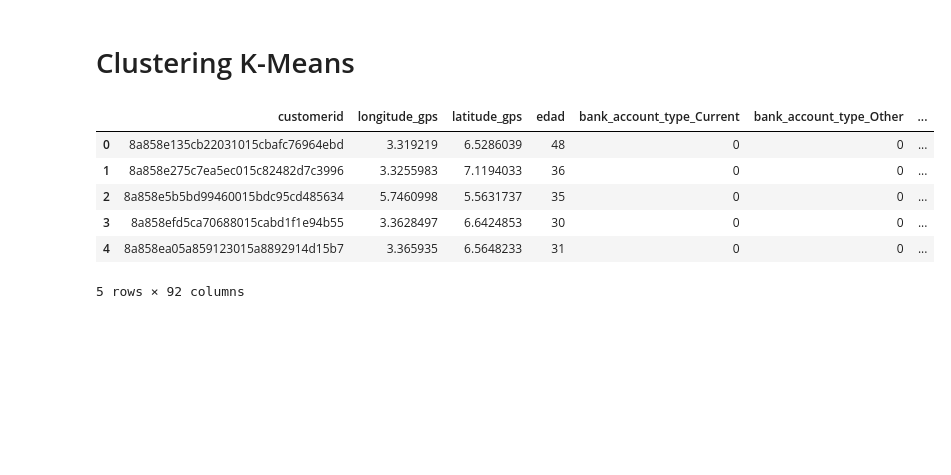
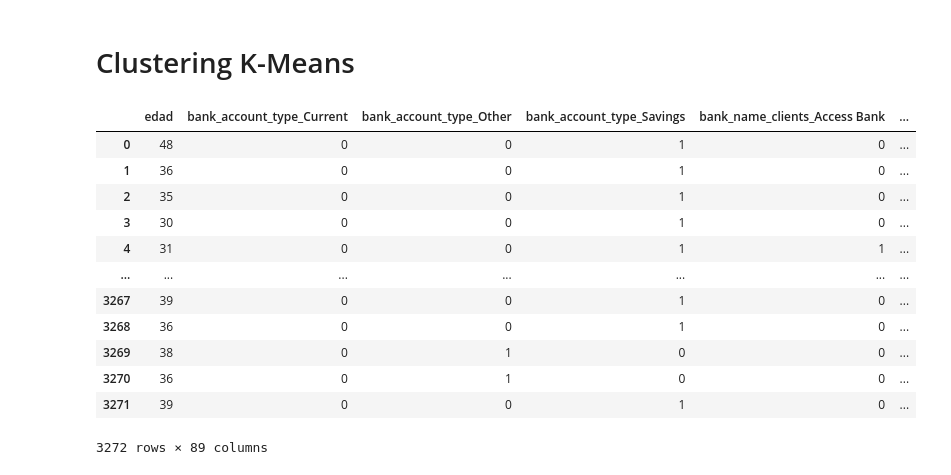
Before and after one commit to medinaltbx/G6_DP3, a Jupyter notebook: notebooks/clustering.ipynb, the cells around one changed output. Cells and saved outputs as stored; diff of their text form; code cells hidden in the pictures; blank space fills up the shorter version.

Commit message:
progress in clustering

```diff
--- a/notebooks/clustering.ipynb
+++ b/notebooks/clustering.ipynb
@@ -9,14 +9,23 @@ import numpy as np
 import pandas as pd
 from sklearn.cluster import KMeans
 # %%
-df = pd.read_csv('merged_train.csv', sep = ';', decimal = ',')
-df.head()
+mt = pd.read_csv('test_cluster1.csv', sep = ',', decimal = '.')
+del mt['Unnamed: 0']
+del mt['customerid']
+mt.head()
+mt.dropna()
 # %% [output]
-|  | customerid | longitude_gps | latitude_gps | edad | bank_account_type_Current | bank_account_type_Other | ... |
-| 0 | 8a858e135cb22031015cbafc76964ebd | 3.319219 | 6.5286039 | 48 | 0 | 0 | ... |
-| 1 | 8a858e275c7ea5ec015c82482d7c3996 | 3.3255983 | 7.1194033 | 36 | 0 | 0 | ... |
-| 2 | 8a858e5b5bd99460015bdc95cd485634 | 5.7460998 | 5.5631737 | 35 | 0 | 0 | ... |
-| 3 | 8a858efd5ca70688015cabd1f1e94b55 | 3.3628497 | 6.6424853 | 30 | 0 | 0 | ... |
-| 4 | 8a858ea05a859123015a8892914d15b7 | 3.365935 | 6.5648233 | 31 | 0 | 0 | ... |
+|  | edad | bank_account_type_Current | bank_account_type_Other | bank_account_type_Savings | bank_name_clients_Access Bank | ... |
+| 0 | 48 | 0 | 0 | 1 | 0 | ... |
+| 1 | 36 | 0 | 0 | 1 | 0 | ... |
+| 2 | 35 | 0 | 0 | 1 | 0 | ... |
+| 3 | 30 | 0 | 0 | 1 | 0 | ... |
+| 4 | 31 | 0 | 0 | 1 | 1 | ... |
+| ... | ... | ... | ... | ... | ... | ... |
+| 3267 | 39 | 0 | 0 | 1 | 0 | ... |
+| 3268 | 36 | 0 | 0 | 1 | 0 | ... |
+| 3269 | 38 | 0 | 1 | 0 | 0 | ... |
+| 3270 | 36 | 0 | 1 | 0 | 0 | ... |
+| 3271 | 39 | 0 | 0 | 1 | 0 | ... |
-5 rows × 92 columns
+3272 rows × 89 columns
 # %%
```
Also changed, not shown: parts of 5 cells of this notebook, 4 other files.
